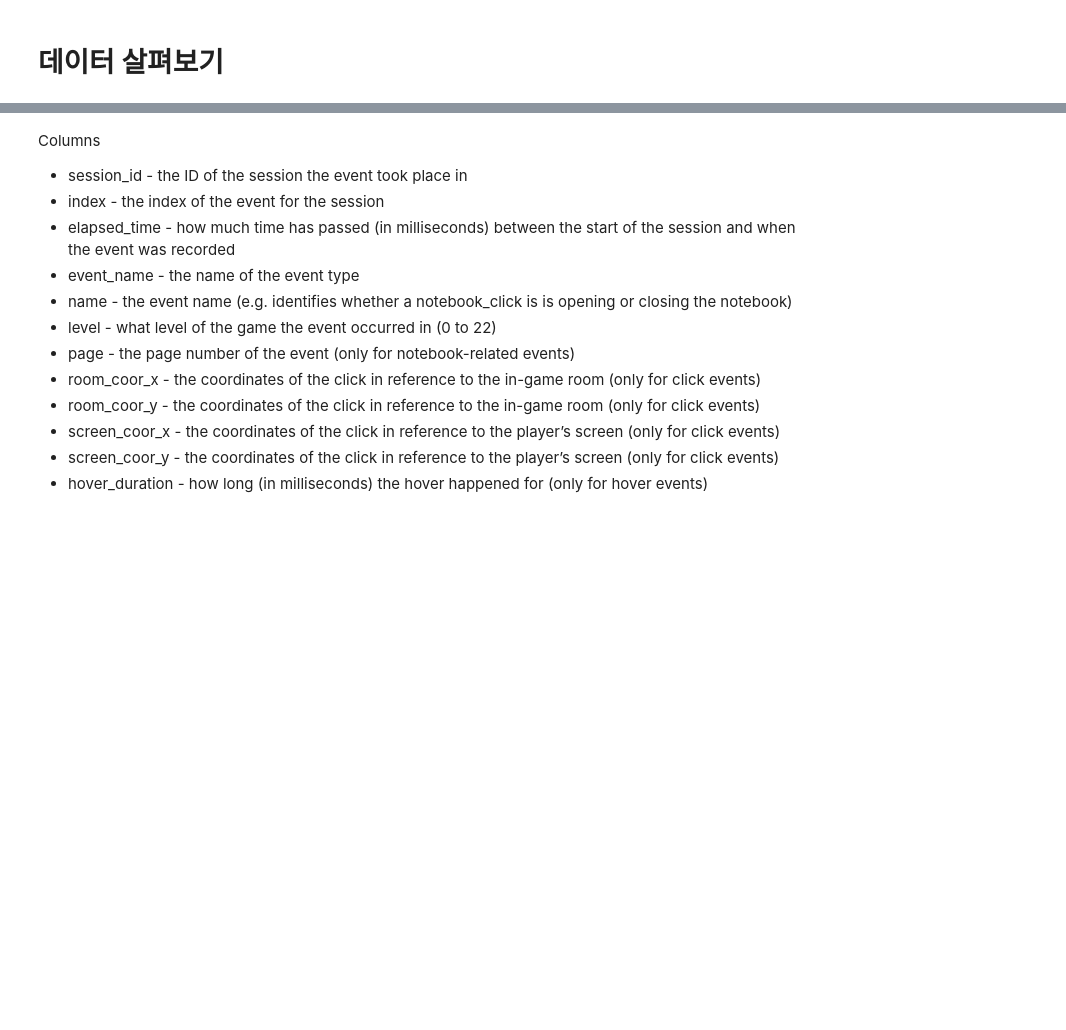
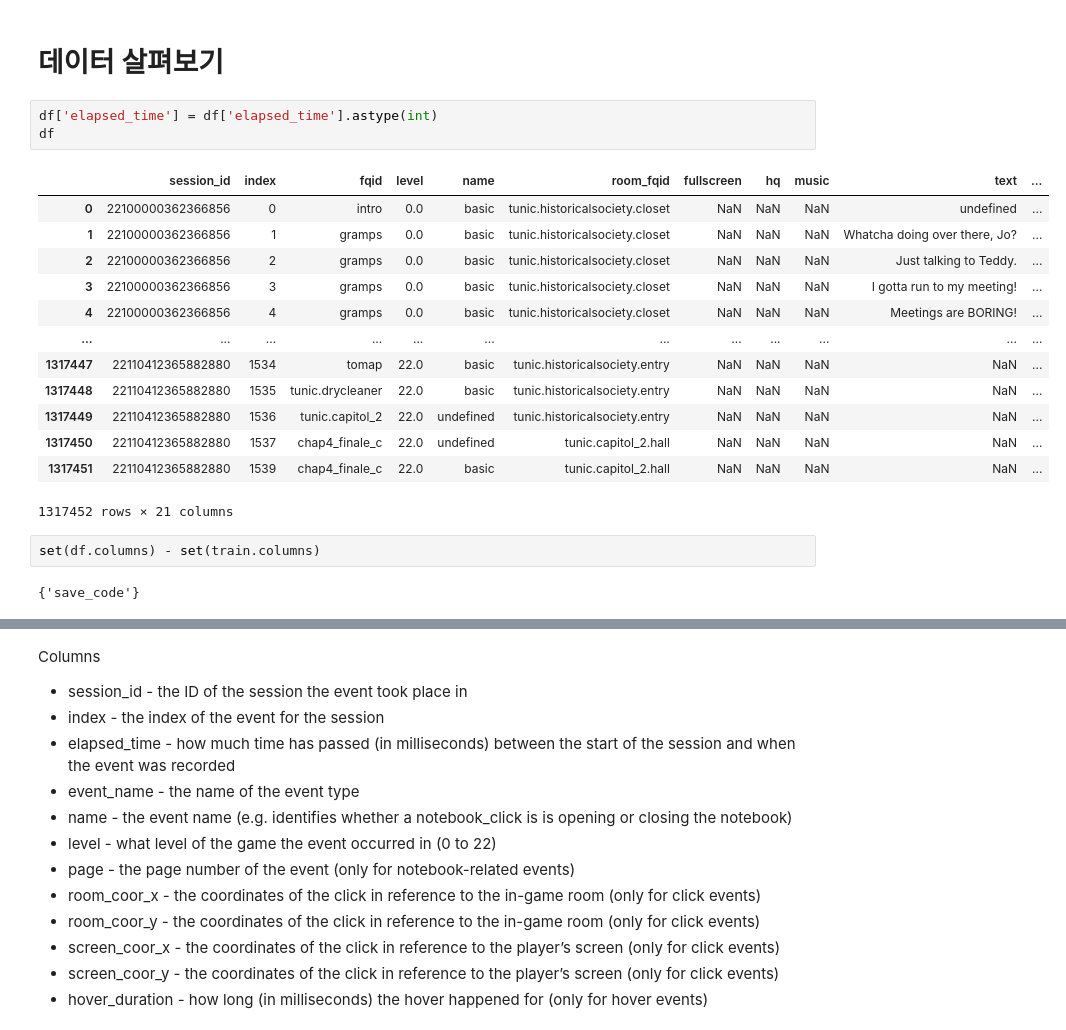
Before and after one commit to hoeen/student-gameplay-prediction, a Jupyter notebook: notebooks/eda-1.ipynb, the cells around one changed output, grey strips where cells are left out. Cells and saved outputs as stored; diff of their text form; blank space fills up the shorter version.

```diff
--- a/notebooks/eda-1.ipynb
+++ b/notebooks/eda-1.ipynb
@@ -40,2 +129,23 @@ train
 # %% [markdown]
 # 데이터 살펴보기
+# %%
+df['elapsed_time'] = df['elapsed_time'].astype(int)
+df
+# %% [output]
+|  | session_id | index | fqid | level | name | room_fqid | fullscreen | hq | music | text | ... |
+| 0 | 22100000362366856 | 0 | intro | 0.0 | basic | tunic.historicalsociety.closet | NaN | NaN | NaN | undefined | ... |
+| 1 | 22100000362366856 | 1 | gramps | 0.0 | basic | tunic.historicalsociety.closet | NaN | NaN | NaN | Whatcha doing over there, Jo? | ... |
+| 2 | 22100000362366856 | 2 | gramps | 0.0 | basic | tunic.historicalsociety.closet | NaN | NaN | NaN | Just talking to Teddy. | ... |
+| 3 | 22100000362366856 | 3 | gramps | 0.0 | basic | tunic.historicalsociety.closet | NaN | NaN | NaN | I gotta run to my meeting! | ... |
+| 4 | 22100000362366856 | 4 | gramps | 0.0 | basic | tunic.historicalsociety.closet | NaN | NaN | NaN | Meetings are BORING! | ... |
+| ... | ... | ... | ... | ... | ... | ... | ... | ... | ... | ... | ... |
+| 1317447 | 22110412365882880 | 1534 | tomap | 22.0 | basic | tunic.historicalsociety.entry | NaN | NaN | NaN | NaN | ... |
+| 1317448 | 22110412365882880 | 1535 | tunic.drycleaner | 22.0 | basic | tunic.historicalsociety.entry | NaN | NaN | NaN | NaN | ... |
+| 1317449 | 22110412365882880 | 1536 | tunic.capitol_2 | 22.0 | undefined | tunic.historicalsociety.entry | NaN | NaN | NaN | NaN | ... |
+| 1317450 | 22110412365882880 | 1537 | chap4_finale_c | 22.0 | undefined | tunic.capitol_2.hall | NaN | NaN | NaN | NaN | ... |
+| 1317451 | 22110412365882880 | 1539 | chap4_finale_c | 22.0 | basic | tunic.capitol_2.hall | NaN | NaN | NaN | NaN | ... |
+1317452 rows × 21 columns
+# %%
+set(df.columns) - set(train.columns)
+# %% [output]
+{'save_code'}
```
Also changed, not shown: parts of 12 cells of this notebook.
